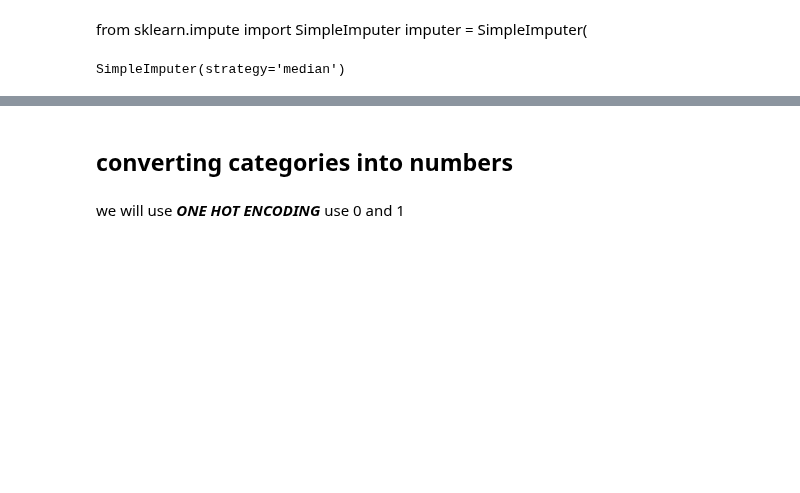
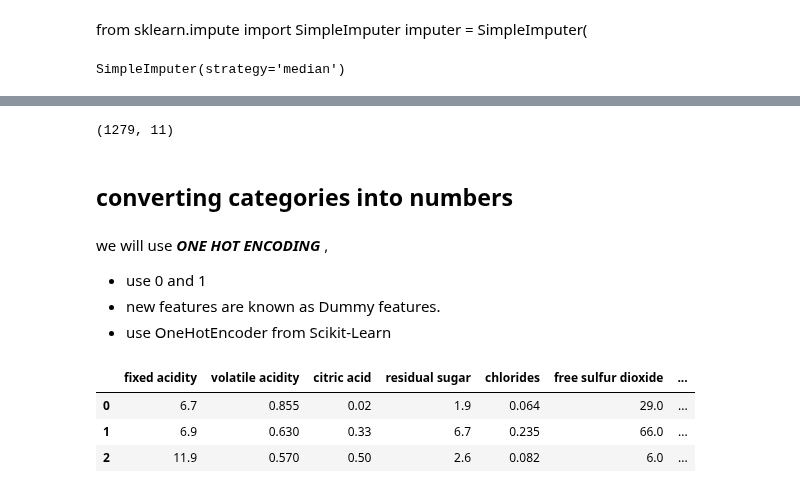
Before and after one commit to ayushi-006/Machine-Learning, a Jupyter notebook: Amazon_dataset.ipynb, the cells around one changed output, grey strips where cells are left out. Drawn from its saved outputs; the diff is of its cells as text; code cells hidden in the pictures; blank space fills up the shorter version.

```diff
--- a/Amazon_dataset.ipynb
+++ b/Amazon_dataset.ipynb
@@ -236,6 +236,6 @@ imputer = SimpleImputer(
 from sklearn.impute import SimpleImputer
 imputer = SimpleImputer(strategy = "median")
 # %%
-imputer
+imputer.fit(wine_features)
 # %% [output]
 SimpleImputer(strategy='median')
@@ -242,3 +262,12 @@ SimpleImputer(strategy='median')
+# %%
+#by the help of trained imputer we will transform the set of missing values by the medians
+
+tr_features = imputer.transform(wine_features)
+print(tr_features.shape)
+wine_features_tr = pd.DataFrame(tr_features , columns = wine_features.columns)
+# print(wine_features_tr)
+# %% [output]
+(1279, 11)
 # %% [markdown]
 ## converting categories into numbers
 # %%
@@ -246,8 +275,18 @@ from sklearn.preprocessing import OrdinalEncoder
 ordinal_encoder = OrdinalEncoder()
 # ISSUE: it assumes two nearby values closer than the distinct ones
 # %% [markdown]
-we will use ***ONE HOT ENCODING*** </n>
-use 0 and 1
+we will use ***ONE HOT ENCODING*** ,</n>
+
+
+*  use 0 and 1
+*   new features are known as Dummy features.
+*   use OneHotEncoder from Scikit-Learn
 # %%
 from sklearn.preprocessing import OneHotEncoder
 cat_encoder = OneHotEncoder()
+wine_features_tr.head(3)
+# %% [output]
+|  | fixed acidity | volatile acidity | citric acid | residual sugar | chlorides | free sulfur dioxide | ... |
+| 0 | 6.7 | 0.855 | 0.02 | 1.9 | 0.064 | 29.0 | ... |
+| 1 | 6.9 | 0.630 | 0.33 | 6.7 | 0.235 | 66.0 | ... |
+| 2 | 11.9 | 0.570 | 0.50 | 2.6 | 0.082 | 6.0 | ... |
```
Also changed, not shown: parts of 3 cells of this notebook.
